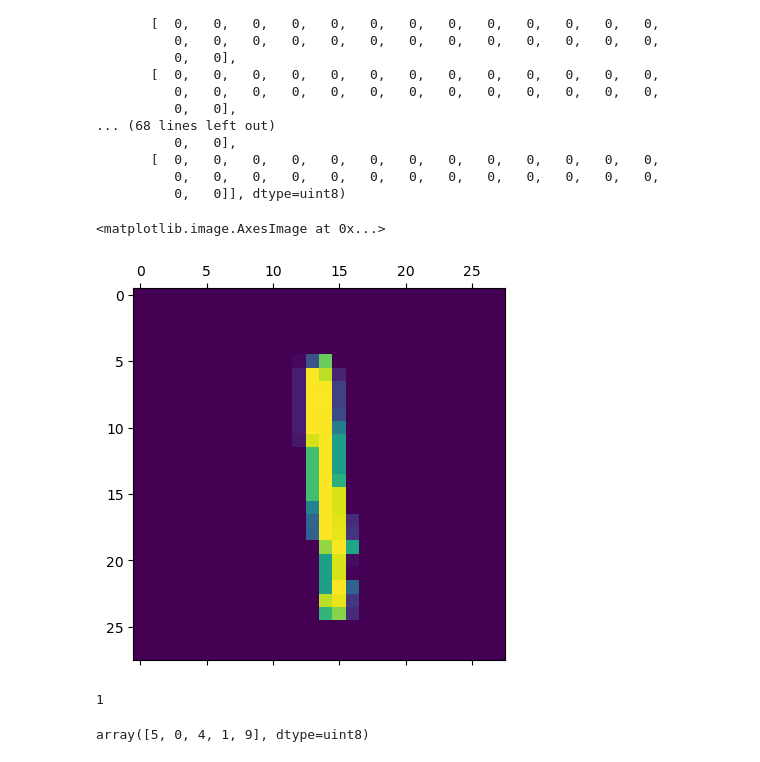
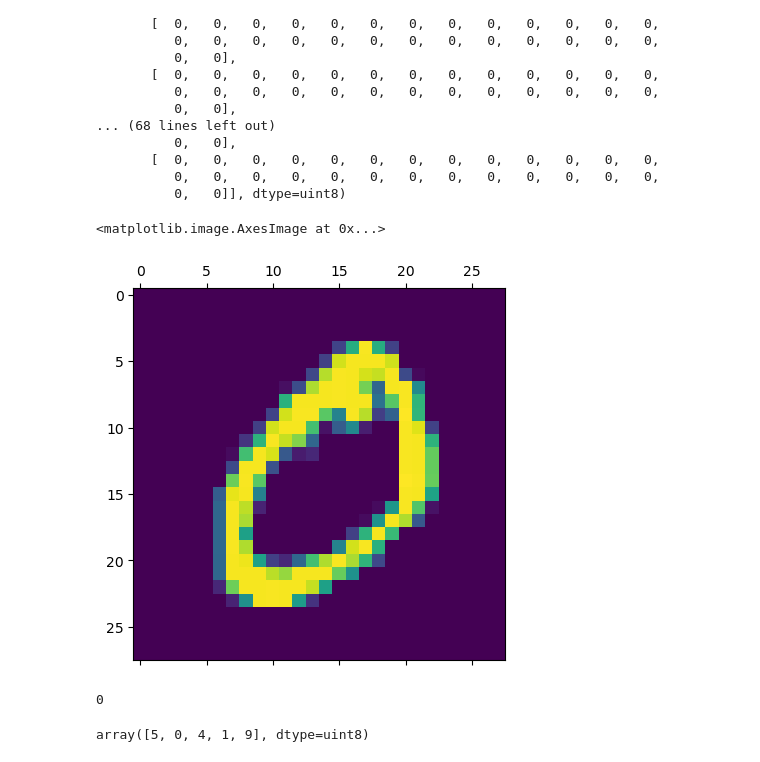
Before and after one commit to tensae-b/MNIST_digit_classifier, a Jupyter notebook: MNIST digit classifier.ipynb, the cells around one changed output. Cells and saved outputs as stored; diff of their text form; code cells hidden in the pictures.

```diff
--- a/MNIST digit classifier.ipynb
+++ b/MNIST digit classifier.ipynb
@@ -46,14 +42,14 @@ array([[  0,   0,   0,   0,   0,   0,   0,   0,   0,   0,   0,   0,   0,
           0,   0,   0,   0,   0,   0,   0,   0,   0,   0,   0,   0,   0,
           0,   0]], dtype=uint8)
 # %%
-plt.matshow(X_train[8])
+plt.matshow(X_train[1])
 # %% [output]
 <matplotlib.image.AxesImage at 0x...>
-[figure, old version]
+[figure, new version]
 # %%
-Y_train[8]
+Y_train[1]
 # %% [output]
-1
+0
 # %%
 Y_train[:5]
 # %% [output]
```
Also changed, not shown: parts of 21 cells of this notebook.
